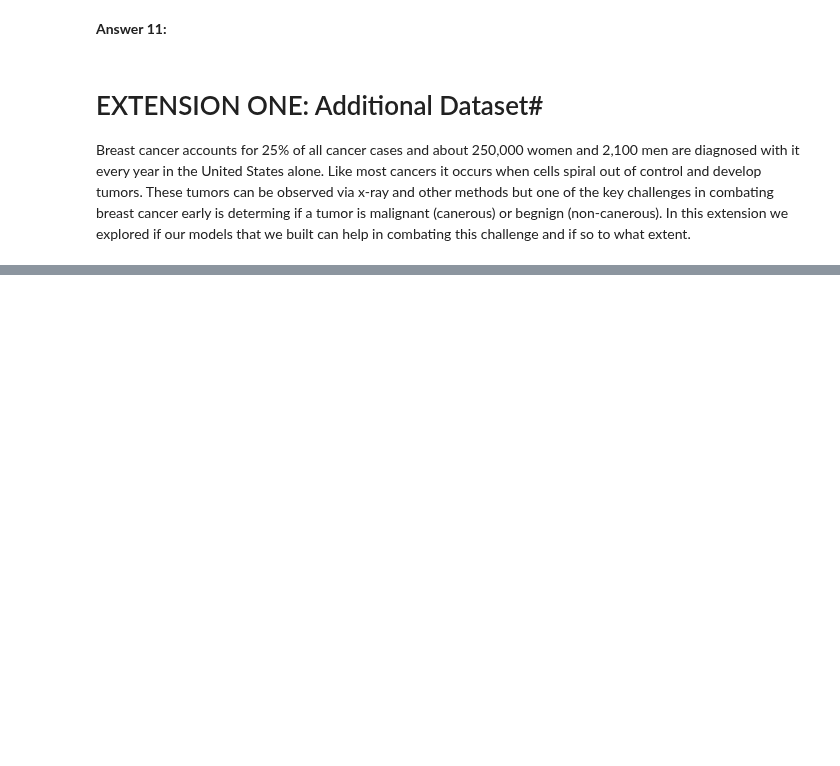
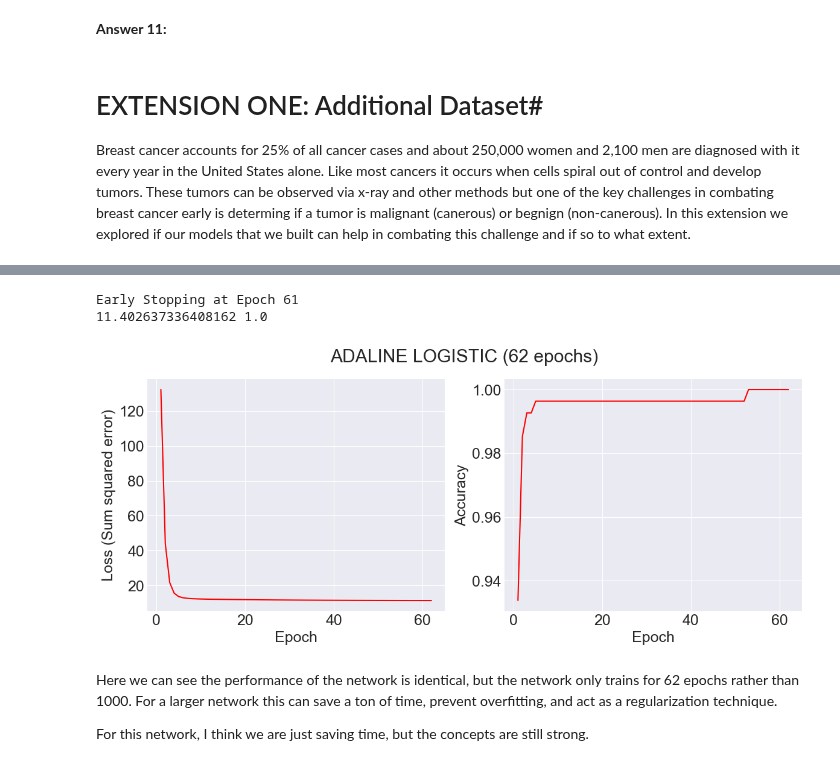
Before and after one commit to GhailanFadah/Neural-Networks, a Jupyter notebook: regression.ipynb, the cells around one changed output, grey strips where cells are left out. Cells and saved outputs as stored; diff of their text form; code cells hidden in the pictures; blank space fills up the shorter version.

Commit message:
early stopping extendo

```diff
--- a/regression.ipynb
+++ b/regression.ipynb
@@ -302,0 +376,14 @@ Generally, a small number of "in-depth" extensions count for more than many "sha
+# %%
+#Next we will initialize and train our network
+adaline_early = AdalineEarly()
+loss, acc = adaline_early.fit(X_stand.to_numpy(),np.squeeze(y.to_numpy()), tolerance = 0.001, early_stop = 55)
+print(loss[-1], acc[-1])
+plot_adaline_train(adaline_early, loss, acc)
+# %% [output]
+Early Stopping at Epoch 61
+11.402637336408162 1.0
+[figure, added]
+# %% [markdown]
+Here we can see the performance of the network is identical, but the network only trains for 62 epochs rather than 1000.  For a larger network this can save a ton of time, prevent overfitting, and act as a regularization technique.
+
+For this network, I think we are just saving time, but the concepts are still strong.
```
Also changed, not shown: parts of 12 cells of this notebook, 3 other files.
